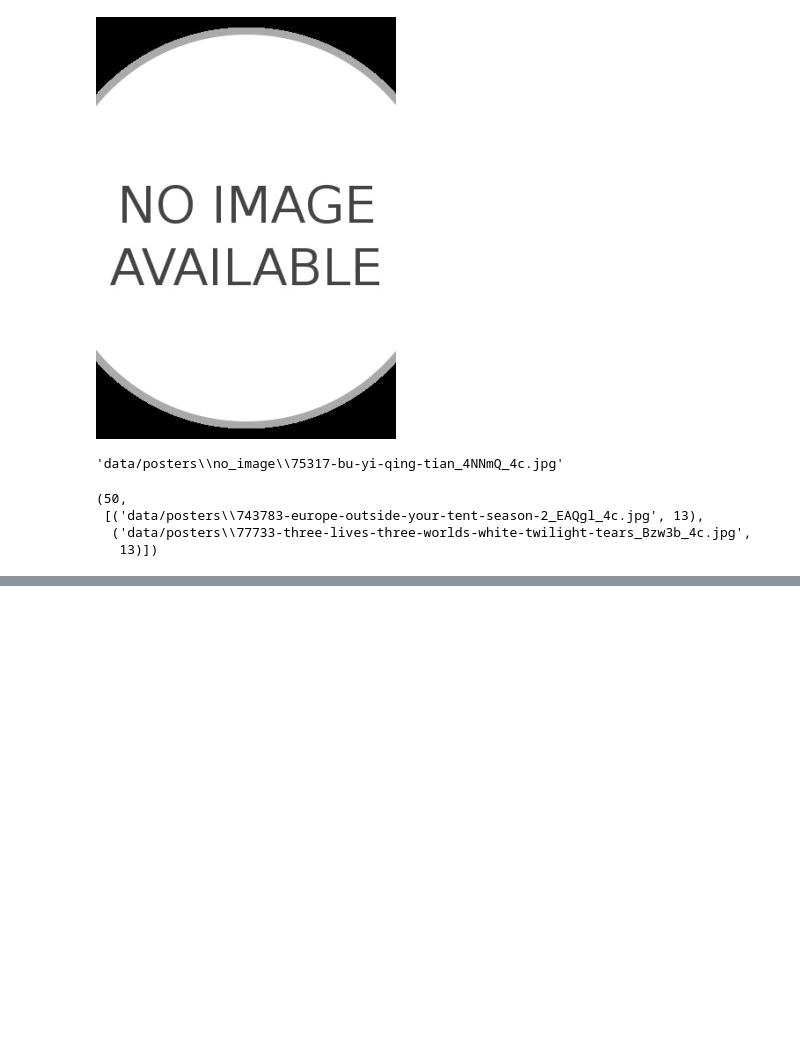
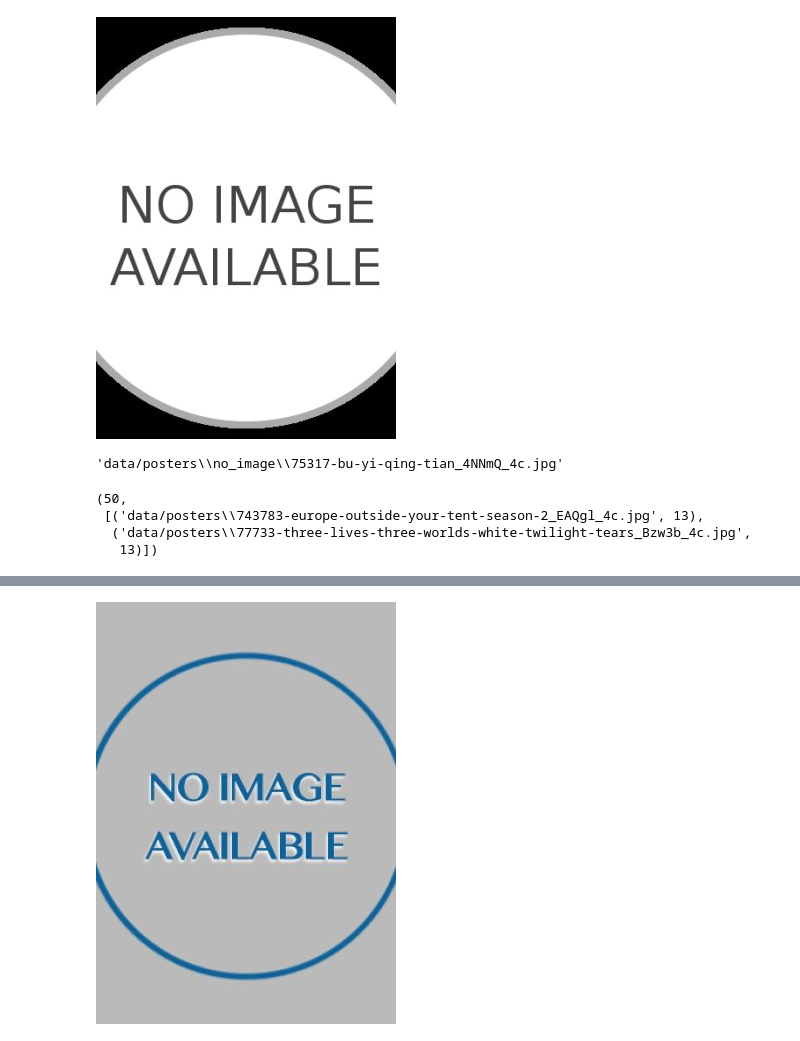
Before and after one commit to lapythie/dora, a Jupyter notebook: notebooks/posters.ipynb, the cells around one changed output, grey strips where cells are left out. Drawn from its saved outputs; the diff is of its cells as text; code cells hidden in the pictures; blank space fills up the shorter version.

```diff
--- a/notebooks/posters.ipynb
+++ b/notebooks/posters.ipynb
@@ -338,0 +348,5 @@ len(tmp_counter), tmp_counter.most_common()[-2:]
+# %%
+
+display(Image.open("data/posters/727297-alien-people-part-2_2yDR7_4c.jpg"))
+# %% [output]
+[figure, added]
```
Also changed, not shown: parts of 1 cell of this notebook.
